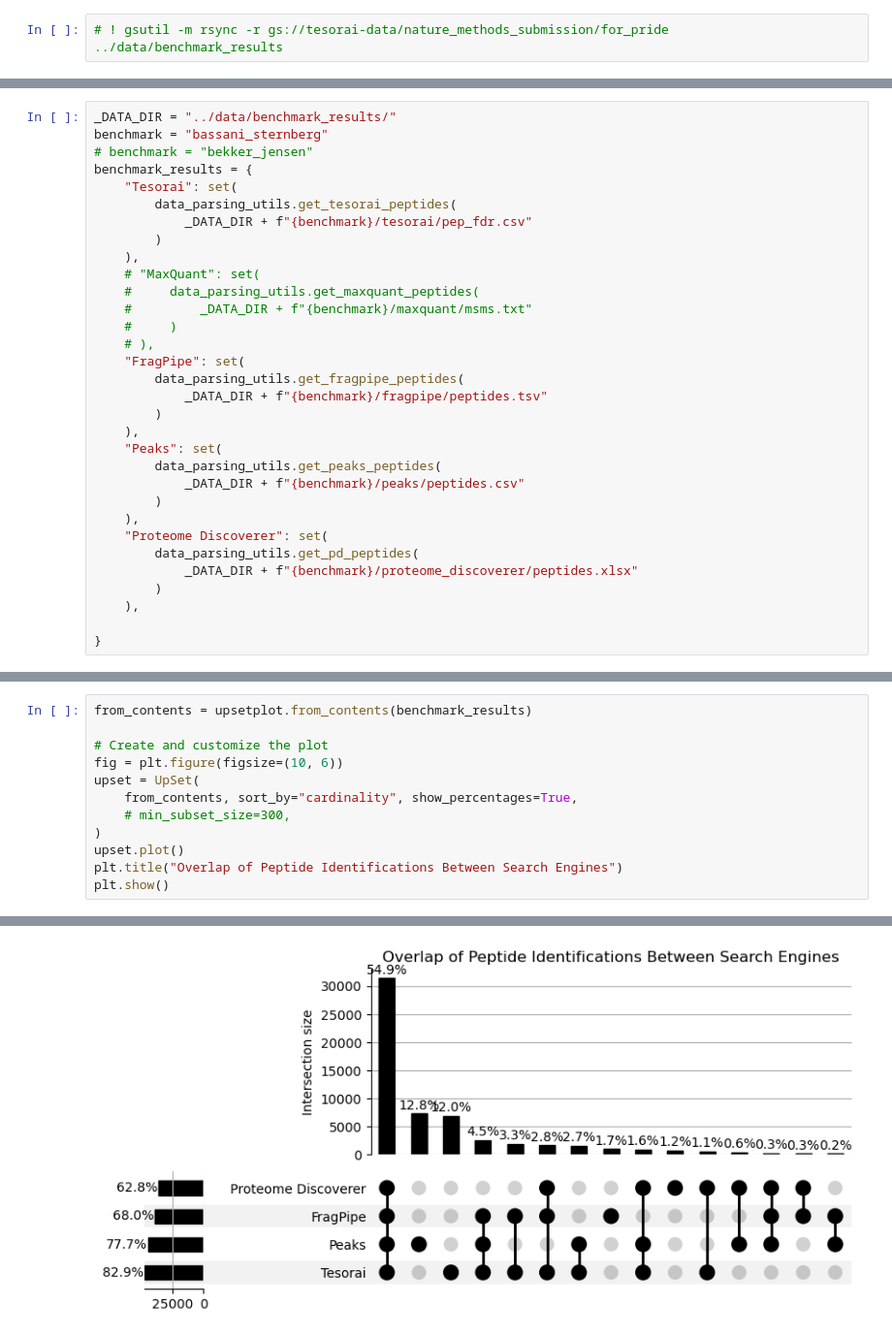
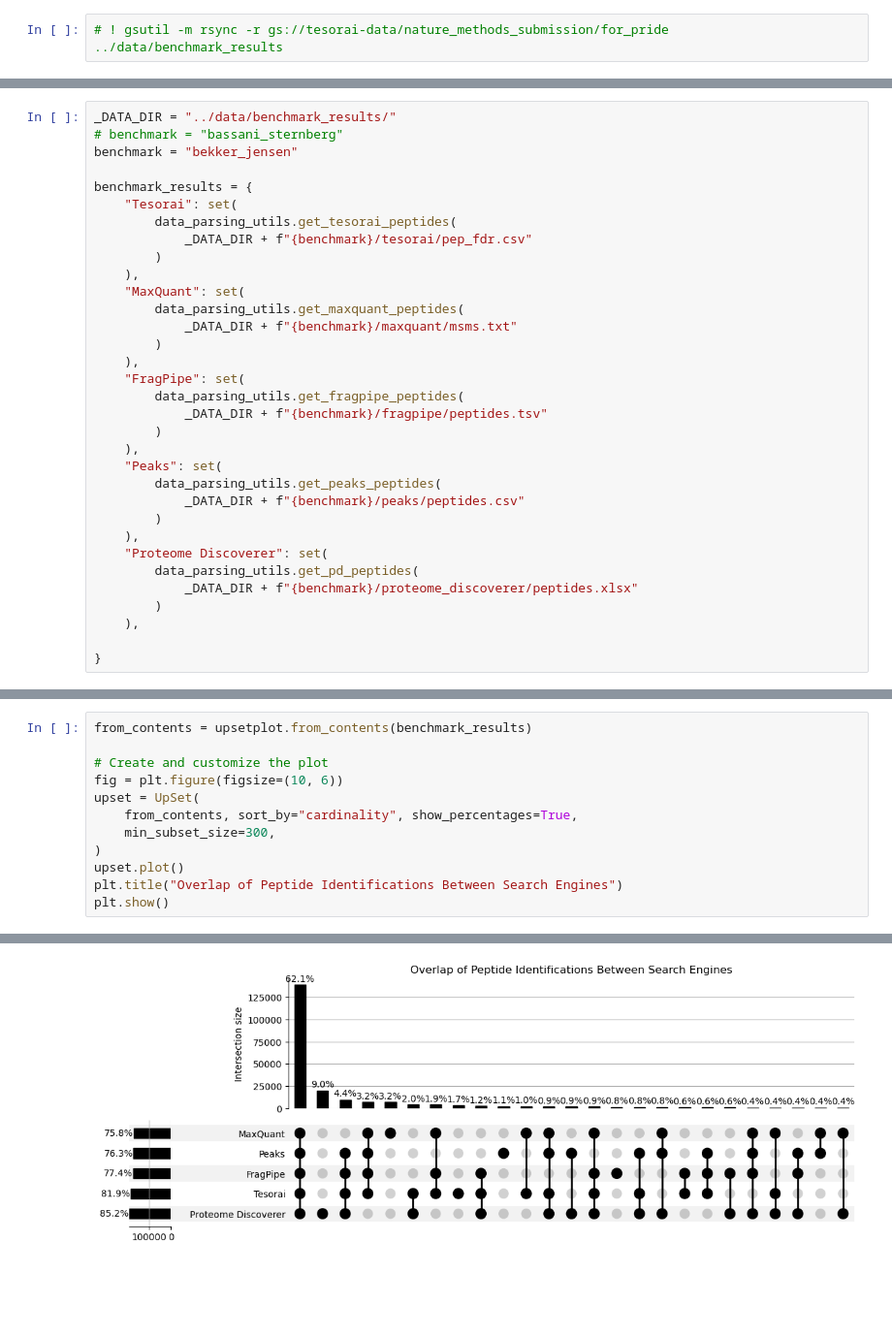
Before and after one commit to tesorai/tesorai_search, a Jupyter notebook: notebooks/upset_plots.ipynb, the cells around one changed output, grey strips where cells are left out. Shown at 97% size. Drawn from its saved outputs; the diff is of its cells as text; blank space fills up the shorter version.

```diff
--- a/notebooks/upset_plots.ipynb
+++ b/notebooks/upset_plots.ipynb
@@ -12,19 +17,20 @@ from matplotlib import pyplot as plt
 from tesorai_search import data_parsing_utils
 # %%
 _DATA_DIR = "../data/benchmark_results/"
-benchmark = "bassani_sternberg"
-# benchmark = "bekker_jensen"
+# benchmark = "bassani_sternberg"
+benchmark = "bekker_jensen"
+
 benchmark_results = {
     "Tesorai": set(
         data_parsing_utils.get_tesorai_peptides(
             _DATA_DIR + f"{benchmark}/tesorai/pep_fdr.csv"
         )
     ),
-    # "MaxQuant": set(
-    #     data_parsing_utils.get_maxquant_peptides(
-    #         _DATA_DIR + f"{benchmark}/maxquant/msms.txt"
-    #     )
-    # ),
+    "MaxQuant": set(
+        data_parsing_utils.get_maxquant_peptides(
+            _DATA_DIR + f"{benchmark}/maxquant/msms.txt"
+        )
+    ),
     "FragPipe": set(
         data_parsing_utils.get_fragpipe_peptides(
             _DATA_DIR + f"{benchmark}/fragpipe/peptides.tsv"
@@ -54,7 +61,7 @@ from_contents = upsetplot.from_contents(benchmark_results)
 fig = plt.figure(figsize=(10, 6))
 upset = UpSet(
     from_contents, sort_by="cardinality", show_percentages=True,
-    # min_subset_size=300,
+    min_subset_size=300,
 )
 upset.plot()
 plt.title("Overlap of Peptide Identifications Between Search Engines")
@@ -81,4 +71,4 @@ For example, when doing 'df[col].method(value, inplace=True)', try using 'df.met
-[figure, old version]
+[figure, new version]
 # %%
 benchmark_results_robust = {}
 
```
Also changed, not shown: parts of 4 cells of this notebook.
